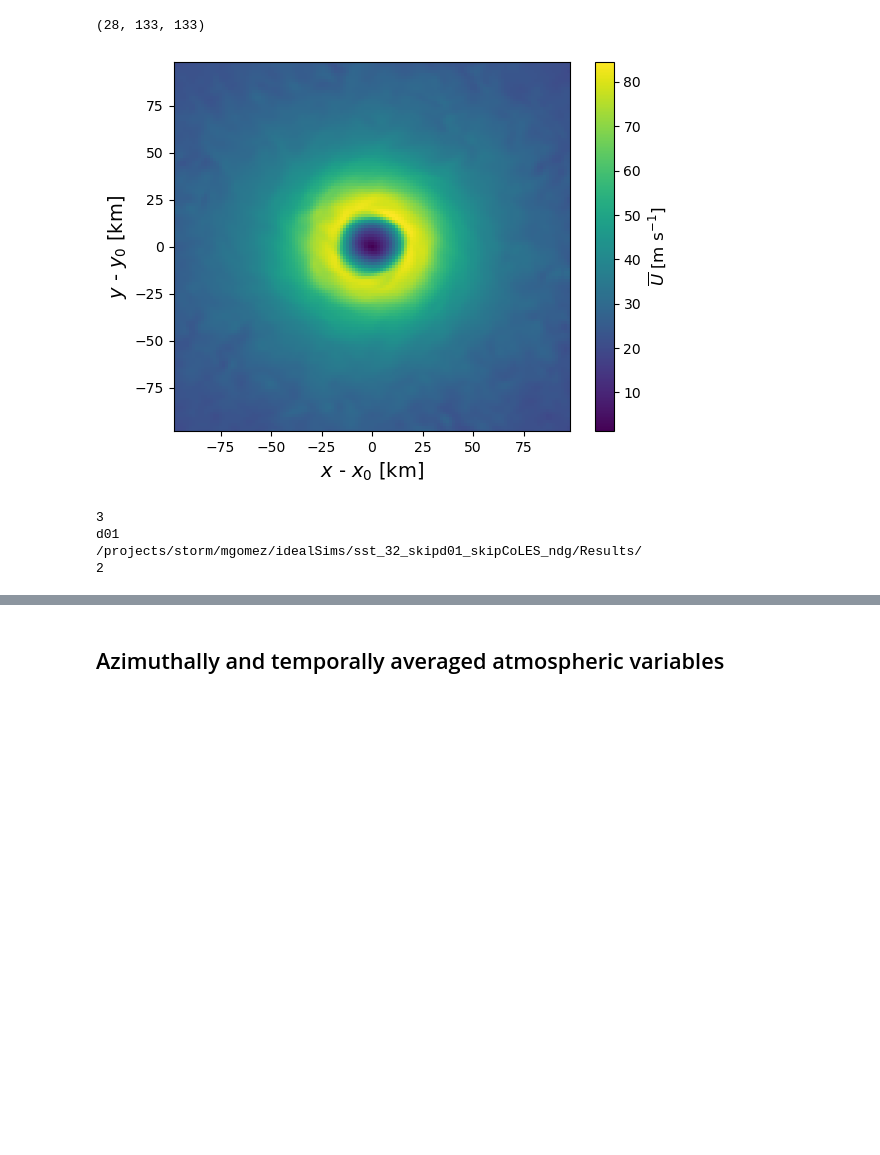
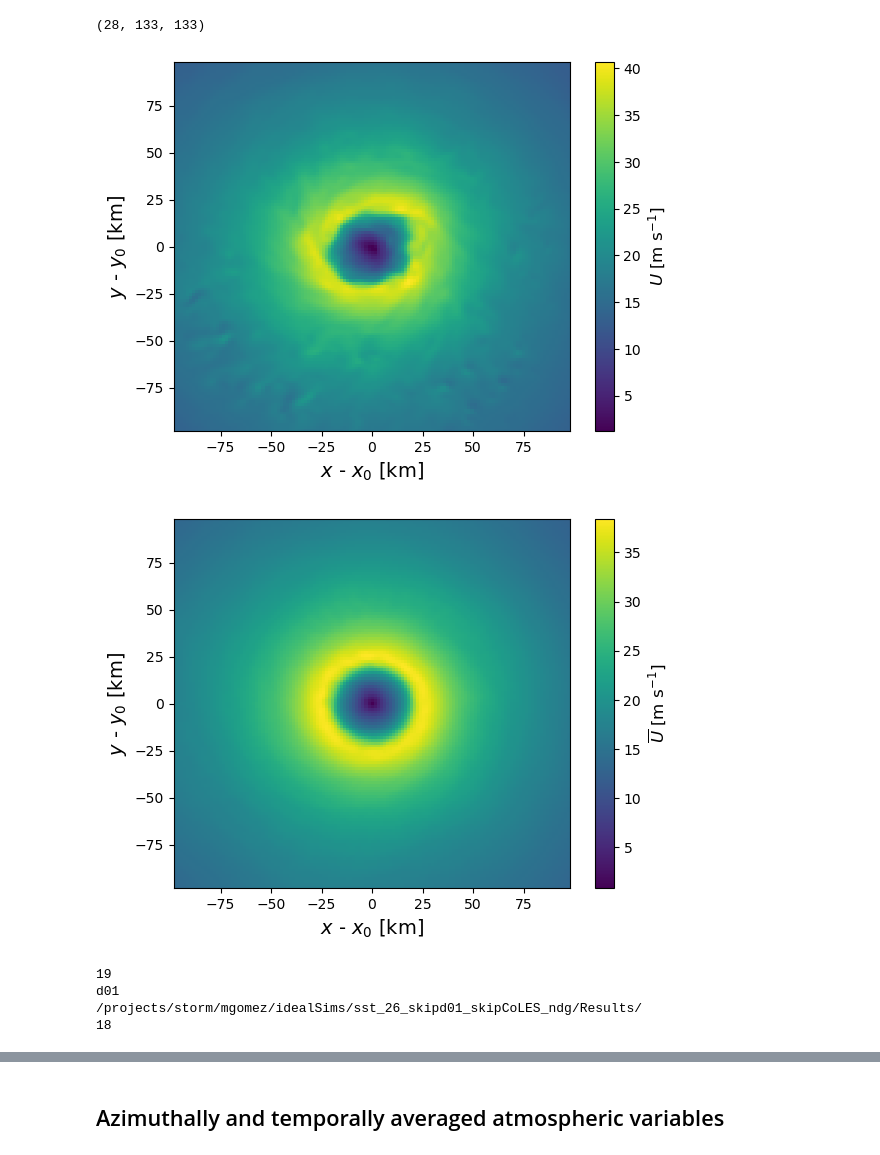
Before and after one commit to miguel-sg-2/HurricaneSimulations, a Jupyter notebook: cent_outputFiles_newSims.ipynb, the cells around one changed output, grey strips where cells are left out. Saved outputs shown, nothing was run; the diff lists cells and outputs as text; code cells hidden in the pictures; blank space fills up the shorter version.

```diff
--- a/cent_outputFiles_newSims.ipynb
+++ b/cent_outputFiles_newSims.ipynb
@@ -27,13 +27,14 @@ done importing modules
 #%% Define file locations
 WRF_DIRECTORY_26 = "/projects/storm/mgomez/idealSims/sst_26_skipd01_skipCoLES_ndg/Results/" # precursor/
 WRF_DIRECTORY_27 = "/projects/storm/mgomez/idealSims/sst_27real_skipd01_skipCoLES_ndg/Results/" # precursor/
-WRF_DIRECTORY_28 = "/projects/storm/mgomez/idealSims/sst_28_skipd01_skipCoLES_ndg/Results/" # precursor/
+# WRF_DIRECTORY_28 = "/projects/storm/mgomez/idealSims/sst_28_skipd01_skipCoLES_ndg/Results/" # precursor/
 WRF_DIRECTORY_30 = "/projects/storm/mgomez/idealSims/sst_30_skipd01_skipCoLES_ndg/Results/" # precursor/
+WRF_DIRECTORY_31 = "/scratch/mgomez/STORM/idealSims/sst_31_skipd01_skipCoLES_ndg/" # precursor/
 WRF_DIRECTORY_32 = "/projects/storm/mgomez/idealSims/sst_32_skipd01_skipCoLES_ndg/Results/" # precursor/
 
 dir_for_height = "/projects/storm/mgomez/idealSims/sst_32_skipd01_skipCoLES_ndg/"
 
-WRF_DIRS = [WRF_DIRECTORY_26,WRF_DIRECTORY_27,WRF_DIRECTORY_28,WRF_DIRECTORY_30,WRF_DIRECTORY_32]
+WRF_DIRS = [WRF_DIRECTORY_26,WRF_DIRECTORY_27,WRF_DIRECTORY_30,WRF_DIRECTORY_31,WRF_DIRECTORY_32]
 
 # Choose which domain to evaluate
 domains = ['d01','d02']
@@ -50,7 +51,7 @@ dirFig = "/projects/storm/mgomez/idealSims/Figures/"
 max_z_save = 1200 #500
 # %%
 # Choose one simulation and one domain
-WRF_DIRECTORY = WRF_DIRS[4]
+WRF_DIRECTORY = WRF_DIRS[0]
 domain = domains[0]
 
 print(WRF_DIRECTORY)
@@ -75,6 +76,8 @@ elif 'sst_27real' in WRF_DIRECTORY:
     lab_fig = 'sst_27r'
 elif 'sst_27' in WRF_DIRECTORY:
     lab_fig = 'sst_27'
+elif 'sst_31' in WRF_DIRECTORY:
+    lab_fig = 'sst_31'
 elif 'sst_32' in WRF_DIRECTORY:
     lab_fig = 'sst_32'
 # %%
@@ -445,7 +491,7 @@ if domain == 'd02':
 # Visualize results for a given time
 # stop
 if domain == 'd01':
-    iitt = len(ttime)-3 # 21
+    iitt = len(ttime)-2 # 21
 
     # Show area considered for center of hurricane
     plt.figure()
@@ -579,38 +625,60 @@ mean_uv_r = np.nanmean(uv_r,axis=0)
 # Velocity contours at one height
 iz = 1
 it = len(ttime)-1
 
+# Instantaneous
+plt.figure()
+# plt.title(ttime[it])
+tmp = uv_r[it,iz,:,:] + 0.0
+# for iy in np.arange(len(n_y_r)-50,len(n_y_r)):
+#     tmp[iy,:] = np.mean(np.flip(tmp[0:10,:]),axis=0)
+# for iy in np.arange(len(n_y_r)-90,len(n_y_r)-50):
+#     ii = len(n_y_r) - iy
+#     tmp[iy,:] = np.flip(tmp[int(ii/2),:])
+# tmp[-80:,:] = np.flip(tmp[0:80,:])
+im1 = plt.pcolormesh(n_x_r/1000,n_y_r/1000,tmp)
+plt.xlabel(r'$x$ - $x_0$ [km]',fontsize=14)
+plt.ylabel(r'$y$ - $y_0$ [km]',fontsize=14)
+# plt.ylim(n_y_r[0]/1000,33)
+cbar = plt.colorbar(im1)
+cbar.set_label(r'$U$ [m s$^{-1}$]',fontsize=12)
+plt.savefig(dirFig + "inst_U_" + lab_fig + ".png",facecolor='w',edgecolor='w',dpi=400,bbox_inches='tight')
+plt.show()
+plt.close()
+
+# Time-averaged
 plt.figure()
 # plt.title(ttime[it])
 tmp = np.nanmean(uv_r[:,iz,:,:],axis=0)
 # for iy in np.arange(len(n_y_r)-50,len(n_y_r)):
 #     tmp[iy,:] = np.mean(np.flip(tmp[0:10,:]),axis=0)
 # for iy in np.arange(len(n_y_r)-90,len(n_y_r)-50):
 #     ii = len(n_y_r) - iy
 #     tmp[iy,:] = np.flip(tmp[int(ii/2),:])
 # tmp[-80:,:] = np.flip(tmp[0:80,:])
 im1 = plt.pcolormesh(n_x_r/1000,n_y_r/1000,tmp)
 plt.xlabel(r'$x$ - $x_0$ [km]',fontsize=14)
 plt.ylabel(r'$y$ - $y_0$ [km]',fontsize=14)
 # plt.ylim(n_y_r[0]/1000,33)
 cbar = plt.colorbar(im1)
 cbar.set_label(r'$\overline{U}$ [m s$^{-1}$]',fontsize=12)
 plt.savefig(dirFig + "time_avg_U_" + lab_fig + ".png",facecolor='w',edgecolor='w',dpi=400,bbox_inches='tight')
 plt.show()
 plt.close()
 
 tmp = 0.0
 
 print(len(ttime))
 print(domain)
 print(WRF_DIRECTORY)
 print(it)
 # %% [output]
-[figure, old version]
+[figure, new version]
+[figure, added]
-3
+19
 d01
-/projects/storm/mgomez/idealSims/sst_32_skipd01_skipCoLES_ndg/Results/
-2
+/projects/storm/mgomez/idealSims/sst_26_skipd01_skipCoLES_ndg/Results/
+18
 # %%
 #%% Figures showing time-averaged velocity fields for centered hurricane
 
```
Also changed, not shown: parts of 10 cells of this notebook, 9 other files.
